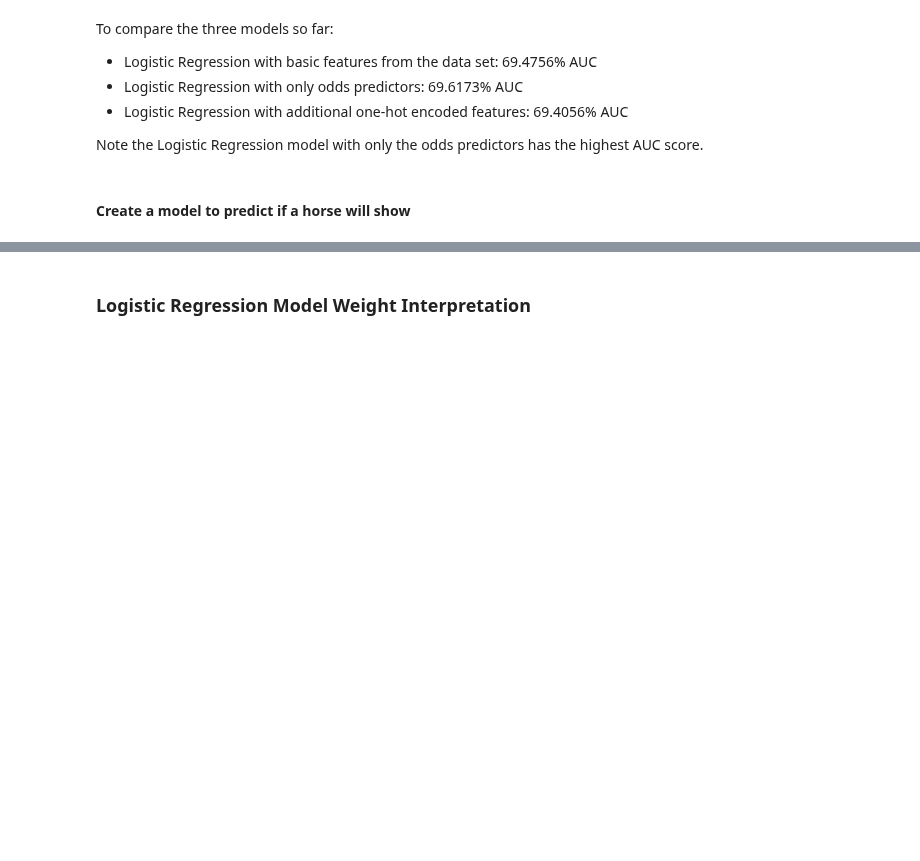
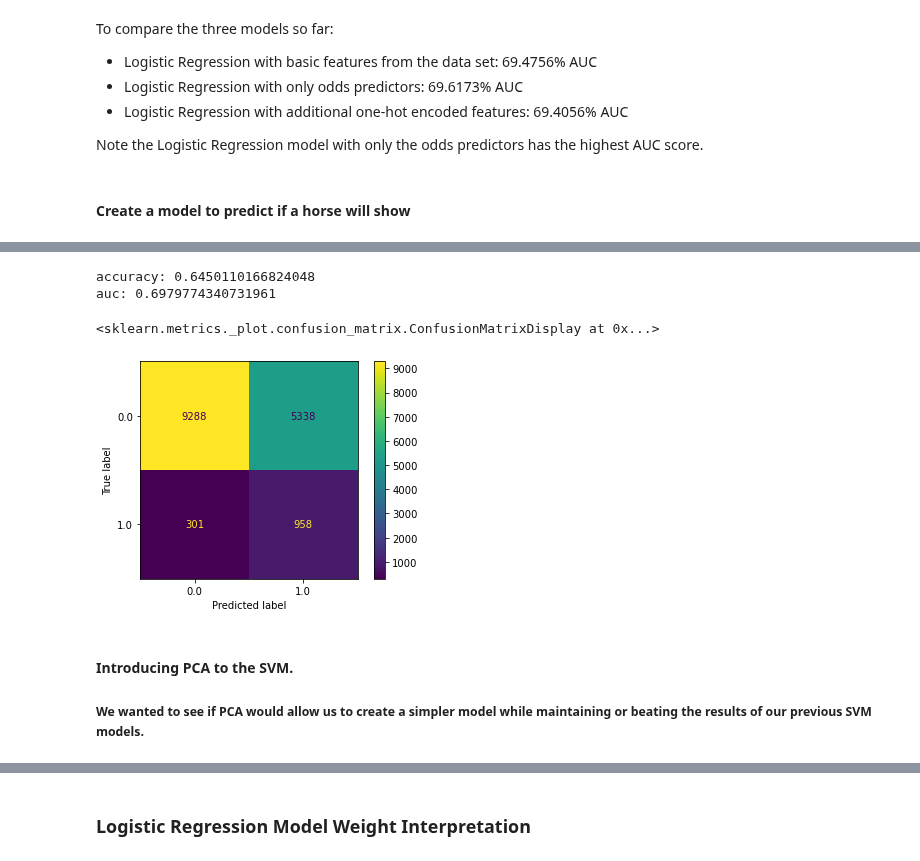
Before and after one commit to C-Stewart-GH/Hong_Kong_Horse_Racing_Project, a Jupyter notebook: MiniLab/MiniLab-Group.ipynb, the cells around one changed output, grey strips where cells are left out. Saved outputs shown, nothing was run; the diff lists cells and outputs as text; code cells hidden in the pictures; blank space fills up the shorter version.

```diff
--- a/MiniLab/MiniLab-Group.ipynb
+++ b/MiniLab/MiniLab-Group.ipynb
@@ -271,0 +512,22 @@ Confusion Matrix:
+# %%
+# train the model just as before
+svm_clf = SVC(C=30, kernel='rbf', gamma='auto',class_weight = 'balanced') # get object
+svm_clf.fit(final_train, Y_trainsvm)  # train object
+
+y_hat = svm_clf.predict(final_test) # get test set precitions
+
+acc = mt.accuracy_score(Y_testsvm,y_hat)
+conf = mt.confusion_matrix(Y_testsvm,y_hat)
+auc=roc_auc_score(Y_testsvm,y_hat)
+print('accuracy:', acc )
+print('auc:',auc)
+disp=ConfusionMatrixDisplay(confusion_matrix=conf,  display_labels=svm_clf.classes_)
+disp.plot()
+# %% [output]
+accuracy: 0.6450110166824048
+auc: 0.6979774340731961
+<sklearn.metrics._plot.confusion_matrix.ConfusionMatrixDisplay at 0x...>
+[figure, added]
+# %% [markdown]
+#### Introducing PCA to the SVM.
+##### We wanted to see if PCA would allow us to create a simpler model while maintaining or beating the results of our previous SVM models.
```
Also changed, not shown: parts of 58 cells of this notebook.
